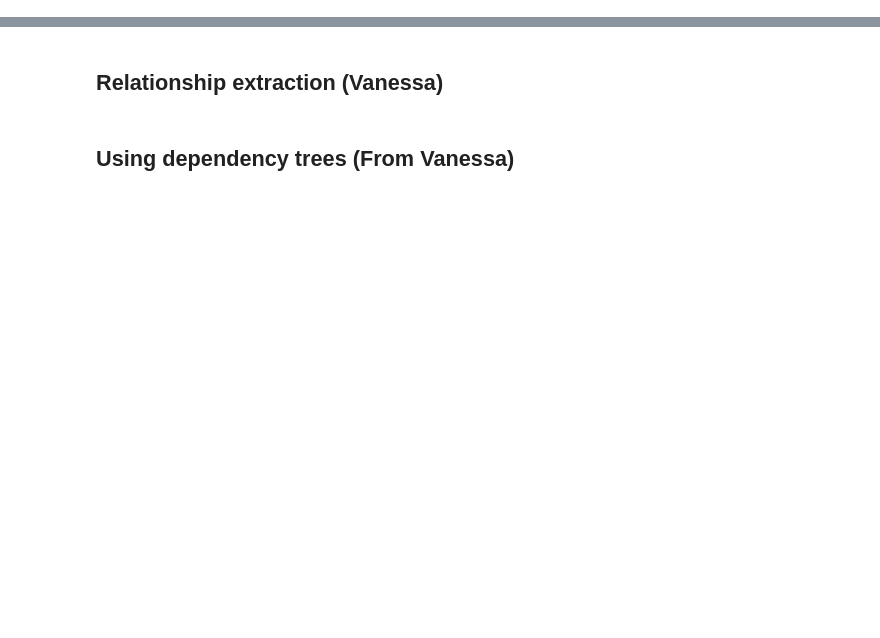
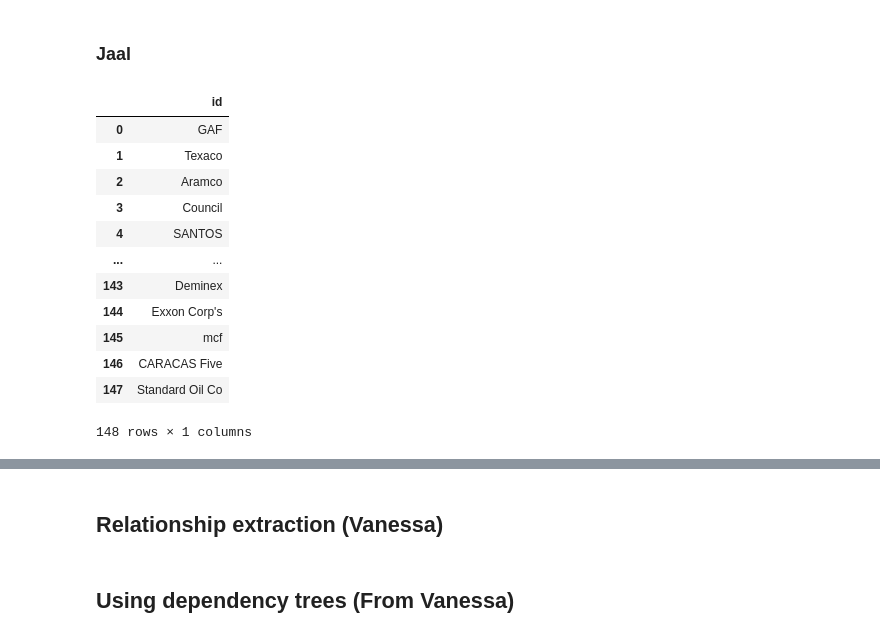
Before and after one commit to mokegg/Project_06-Algorythm, a Jupyter notebook: project_pipeline.ipynb, the cells around one changed output, grey strips where cells are left out. Saved outputs shown, nothing was run; the diff lists cells and outputs as text; code cells hidden in the pictures; blank space fills up the shorter version.

```diff
--- a/project_pipeline.ipynb
+++ b/project_pipeline.ipynb
@@ -69,0 +156,41 @@ df.to_csv('data/list_ent.csv')
+# %% [markdown]
+### Jaal
+# %%
+from jaal import Jaal
+import pandas as pd
+edge_df = pd.read_csv("data/edges_org.csv")
+node_df = pd.read_csv("data/nodes_org.csv")
+edge_df.drop(edge_df.filter(regex="Unname"),axis=1, inplace=True)
+node_df.drop(node_df.filter(regex="Unname"),axis=1, inplace=True)
+node_df.drop(columns =['Type'], inplace=True)
+node_df.drop_duplicates(inplace = True)
+node_df.reset_index(drop=True, inplace=True)
+edge_df.drop_duplicates(inplace = True)
+edge_df.reset_index(drop=True, inplace=True)
+
+#remove duplicates based on the from and to columns
+edge_df = edge_df.drop_duplicates(
+  subset = ['from', 'to'],
+  keep = 'first').reset_index(drop = True)
+
+node_df
+
+
+# init Jaal and run server
+# Jaal(edge_df, node_df).plot(vis_opts={'height': '600px', # change height
+#                                       'interaction':{'hover': True}, # turn on-off the hover
+#                                       'physics':{'stabilization':{'iterations': 100}}}) # define the convergence iteration of network
+# %% [output]
+|  | id |
+| 0 | GAF |
+| 1 | Texaco |
+| 2 | Aramco |
+| 3 | Council |
+| 4 | SANTOS |
+| ... | ... |
+| 143 | Deminex |
+| 144 | Exxon Corp's |
+| 145 | mcf |
+| 146 | CARACAS Five |
+| 147 | Standard Oil Co |
+148 rows × 1 columns
```
Also changed, not shown: parts of 44 cells of this notebook.
